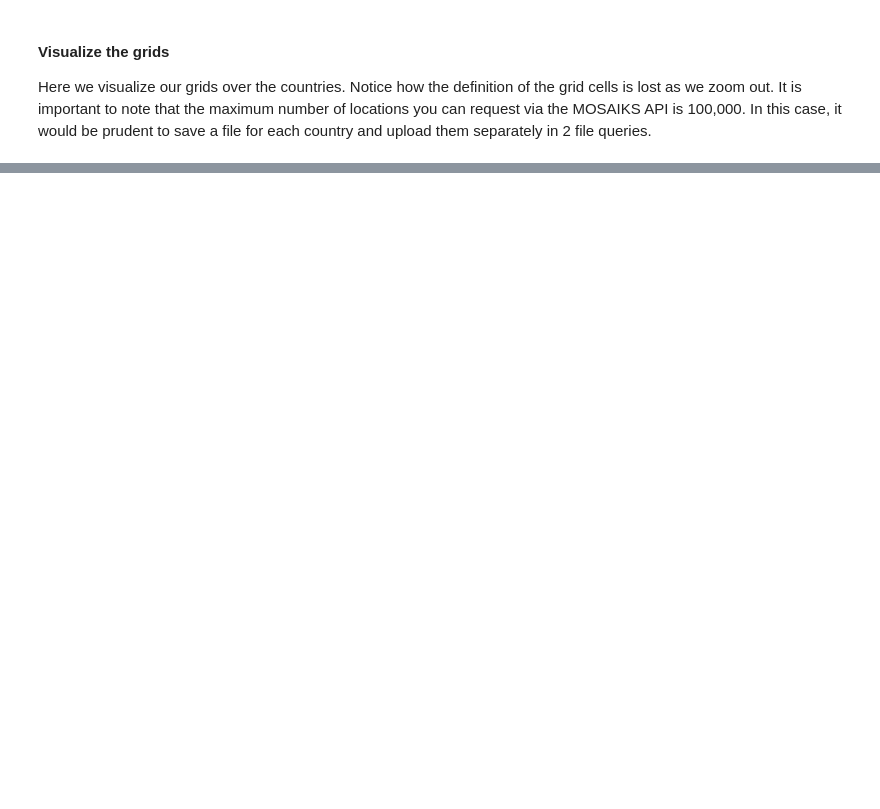
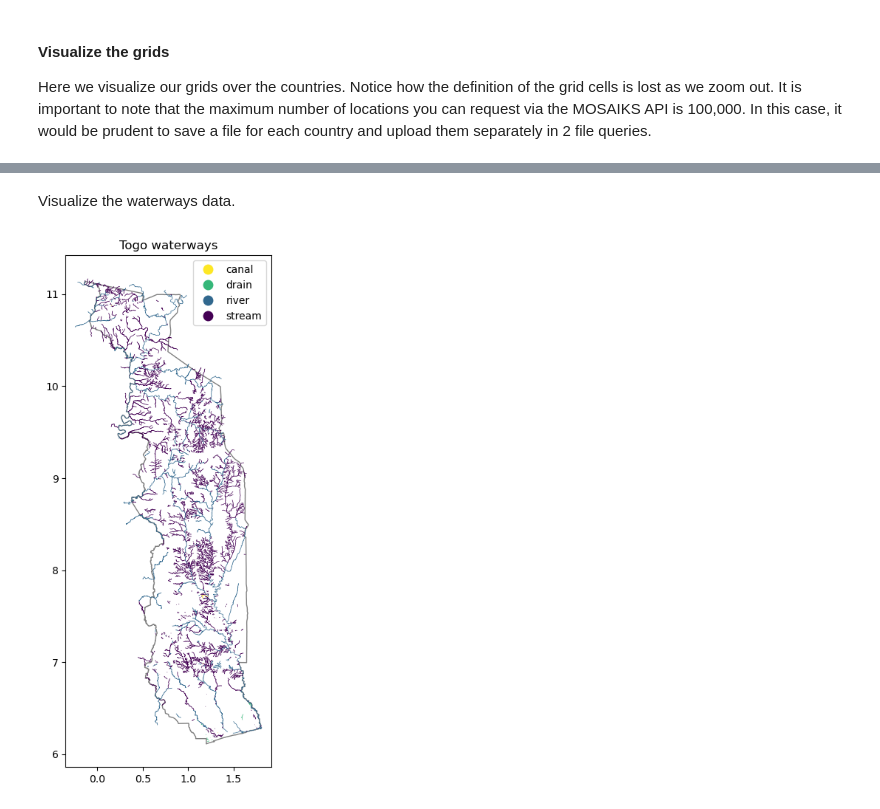
Before and after one commit to fless-lab/MOSAIKS-Training-Manual-French-Version, a Jupyter notebook: notebooks/demo/02-label-data_demo.ipynb, the cells around one changed output, grey strips where cells are left out. Cells and saved outputs as stored; diff of their text form; code cells hidden in the pictures; blank space fills up the shorter version.

```diff
--- a/notebooks/demo/02-label-data_demo.ipynb
+++ b/notebooks/demo/02-label-data_demo.ipynb
@@ -767,0 +660,12 @@ extracted_vals.plot(column="mean", legend=True, figsize=(10, 10), cmap="YlGn")
+# %%
+waterways_fn = "gis_osm_waterways_free_1.shp"
+
+togo_waterways_gdf = gpd.read_file(os.path.join(data_dir, waterways_fn))
+
+print(f"Object type: {type(togo_waterways_gdf)}")
+
+print(f"Shape (row, col): {togo_waterways_gdf.shape}")
+
+print(f"CRS: {togo_waterways_gdf.crs}")
+
+togo_waterways_gdf.head()
@@ -767,0 +682,25 @@ extracted_vals.plot(column="mean", legend=True, figsize=(10, 10), cmap="YlGn")
+# %% [markdown]
+Visualize the waterways data.
+# %%
+fig, ax = plt.subplots(figsize=(5, 9))
+
+togo_gdf.plot(
+    ax=ax,
+    color="none",
+    edgecolor="grey",
+    linewidth=1,
+)
+
+togo_waterways_gdf.plot(
+    ax=ax,
+    column="fclass",
+    legend=True,
+    linewidth=0.5,
+    cmap="viridis_r",
+)
+
+plt.title("Togo waterways")
+
+plt.show()
+# %% [output]
+[figure, added]
```
Also changed, not shown: parts of 72 cells of this notebook, 2 other files.
